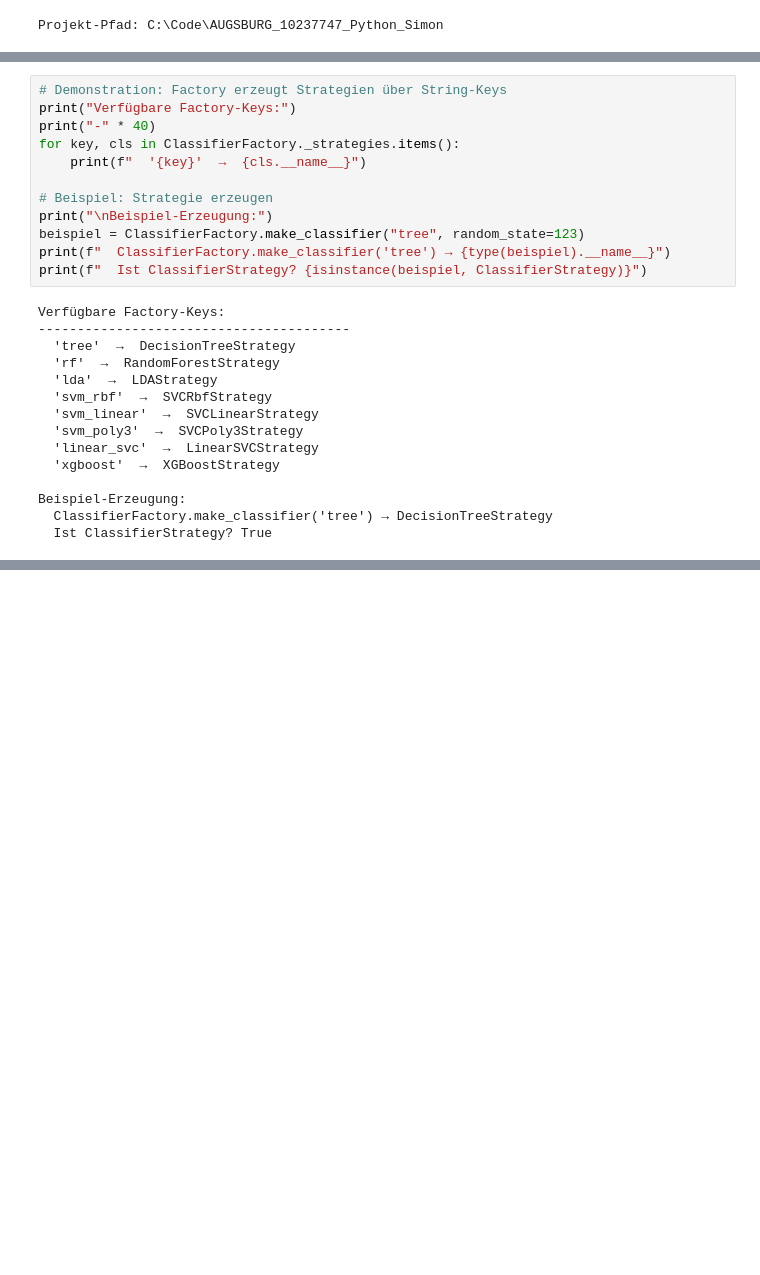
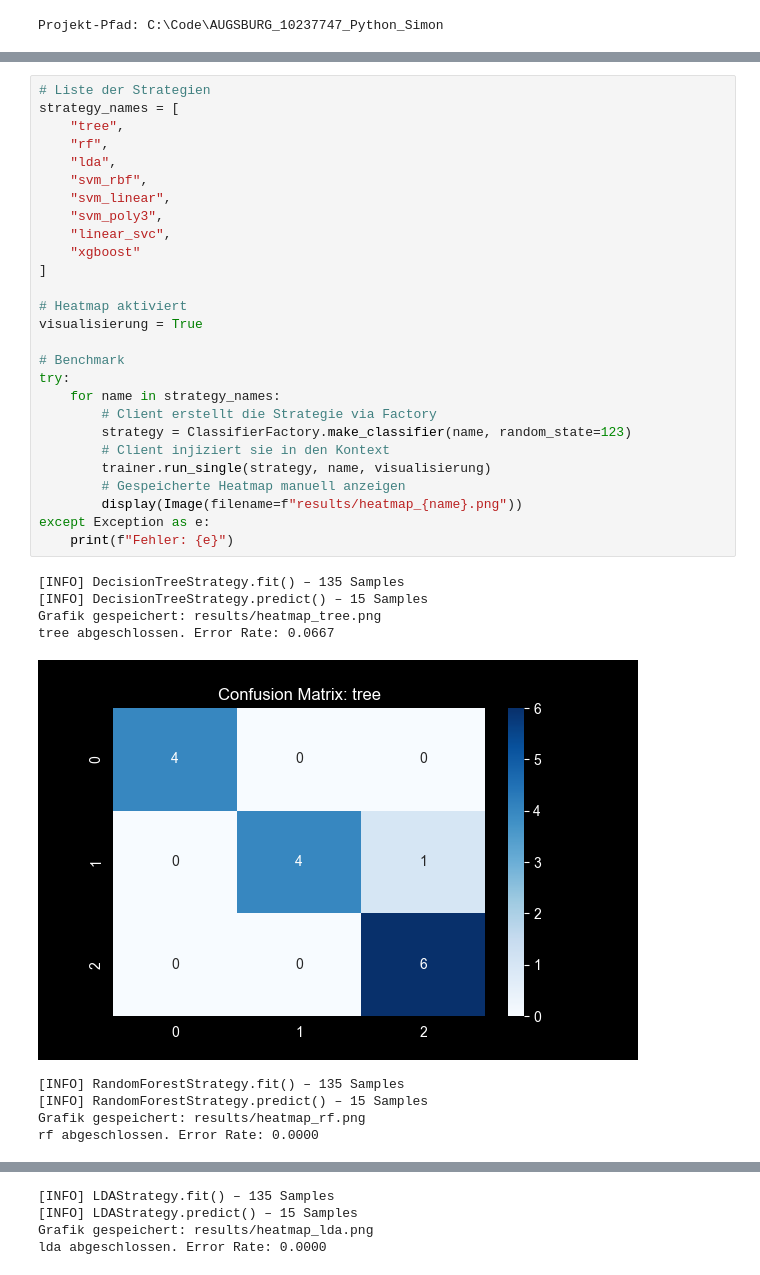
Before and after one commit to luapwei/ml-classifier-benchmark, a Jupyter notebook: notebooks/Projekt.ipynb, the cells around one changed output, grey strips where cells are left out. Cells and saved outputs as stored; diff of their text form; blank space fills up the shorter version.

```diff
--- a/notebooks/Projekt.ipynb
+++ b/notebooks/Projekt.ipynb
@@ -146,27 +98,37 @@ class ClassifierFactory:
 # %%
-# Demonstration: Factory erzeugt Strategien über String-Keys
-print("Verfügbare Factory-Keys:")
-print("-" * 40)
-for key, cls in ClassifierFactory._strategies.items():
-    print(f"  '{key}'  →  {cls.__name__}")
+# Liste der Strategien
+strategy_names = [
+    "tree",
+    "rf",
+    "lda",
+    "svm_rbf",
+    "svm_linear",
+    "svm_poly3",
+    "linear_svc",
+    "xgboost"
+]
 
-# Beispiel: Strategie erzeugen
-print("\nBeispiel-Erzeugung:")
-beispiel = ClassifierFactory.make_classifier("tree", random_state=123)
-print(f"  ClassifierFactory.make_classifier('tree') → {type(beispiel).__name__}")
-print(f"  Ist ClassifierStrategy? {isinstance(beispiel, ClassifierStrategy)}")
+# Heatmap aktiviert
+visualisierung = True
+
+# Benchmark
+try:
+    for name in strategy_names:
+        # Client erstellt die Strategie via Factory
+        strategy = ClassifierFactory.make_classifier(name, random_state=123)
+        # Client injiziert sie in den Kontext
+        trainer.run_single(strategy, name, visualisierung)
+        # Gespeicherte Heatmap manuell anzeigen
+        display(Image(filename=f"results/heatmap_{name}.png"))
+except Exception as e:
+    print(f"Fehler: {e}")
 # %% [output]
-Verfügbare Factory-Keys:
-----------------------------------------
-  'tree'  →  DecisionTreeStrategy
-  'rf'  →  RandomForestStrategy
-  'lda'  →  LDAStrategy
-  'svm_rbf'  →  SVCRbfStrategy
-  'svm_linear'  →  SVCLinearStrategy
-  'svm_poly3'  →  SVCPoly3Strategy
-  'linear_svc'  →  LinearSVCStrategy
-  'xgboost'  →  XGBoostStrategy
-
-Beispiel-Erzeugung:
-  ClassifierFactory.make_classifier('tree') → DecisionTreeStrategy
-  Ist ClassifierStrategy? True
+[INFO] DecisionTreeStrategy.fit() – 135 Samples
+[INFO] DecisionTreeStrategy.predict() – 15 Samples
+Grafik gespeichert: results/heatmap_tree.png
+tree abgeschlossen. Error Rate: 0.0667
+[figure, added]
+[INFO] RandomForestStrategy.fit() – 135 Samples
+[INFO] RandomForestStrategy.predict() – 15 Samples
+Grafik gespeichert: results/heatmap_rf.png
+rf abgeschlossen. Error Rate: 0.0000
@@ -172,0 +136,4 @@ Beispiel-Erzeugung:
+[INFO] LDAStrategy.fit() – 135 Samples
+[INFO] LDAStrategy.predict() – 15 Samples
+Grafik gespeichert: results/heatmap_lda.png
+lda abgeschlossen. Error Rate: 0.0000
```
Also changed, not shown: parts of 22 cells of this notebook.
